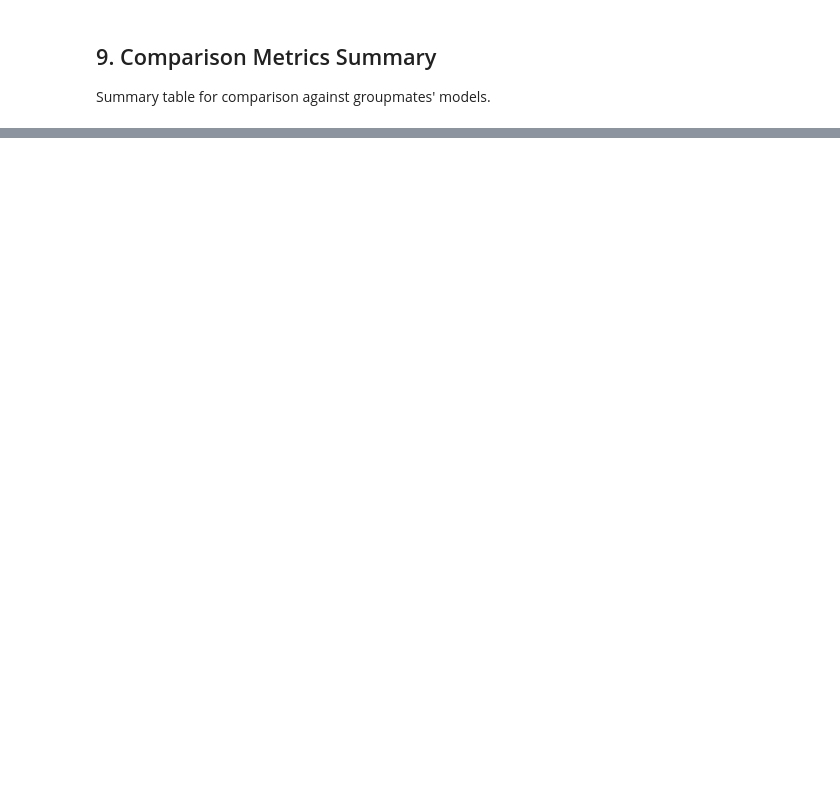
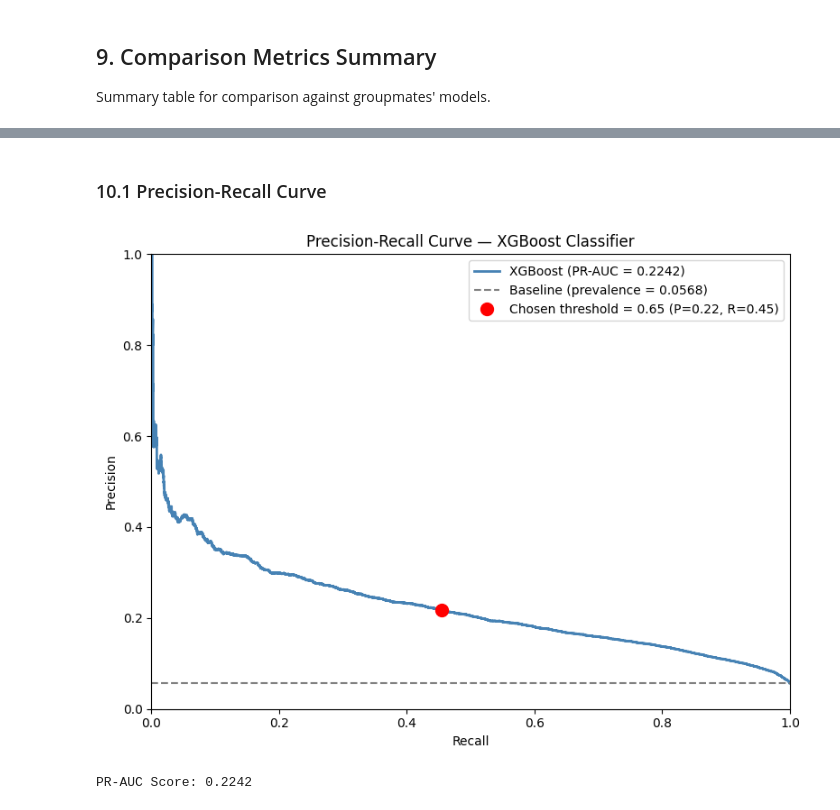
Before and after one commit to favleo/HeartDiseaseDetection, a Jupyter notebook: xgboost_model.ipynb, the cells around one changed output, grey strips where cells are left out. Drawn from its saved outputs; the diff is of its cells as text; code cells hidden in the pictures; blank space fills up the shorter version.

```diff
--- a/xgboost_model.ipynb
+++ b/xgboost_model.ipynb
@@ -314,0 +451,32 @@ summary.T
+# %% [markdown]
+### 10.1 Precision-Recall Curve
+# %%
+from sklearn.metrics import precision_recall_curve, auc, precision_score, recall_score
+
+precisions, recalls, pr_thresholds = precision_recall_curve(y_test_enc, y_proba)
+pr_auc = auc(recalls, precisions)
+
+fig, ax = plt.subplots(figsize=(8, 6))
+ax.plot(recalls, precisions, color="steelblue", linewidth=2,
+        label=f"XGBoost (PR-AUC = {pr_auc:.4f})")
+ax.axhline(y=np.mean(y_test_enc), color="grey", linestyle="--",
+           label=f"Baseline (prevalence = {np.mean(y_test_enc):.4f})")
+
+# Mark the chosen threshold (0.65) on the curve
+idx_065 = np.argmin(np.abs(pr_thresholds - 0.65))
+ax.plot(recalls[idx_065], precisions[idx_065], "ro", markersize=10,
+        label=f"Chosen threshold = 0.65 (P={precisions[idx_065]:.2f}, R={recalls[idx_065]:.2f})")
+
+ax.set_xlabel("Recall")
+ax.set_ylabel("Precision")
+ax.set_title("Precision-Recall Curve — XGBoost Classifier")
+ax.legend(loc="upper right")
+ax.set_xlim([0, 1])
+ax.set_ylim([0, 1])
+plt.tight_layout()
+plt.show()
+
+print(f"PR-AUC Score: {pr_auc:.4f}")
+# %% [output]
+[figure, added]
+PR-AUC Score: 0.2242
```
Also changed, not shown: parts of 20 cells of this notebook, 5 other files.
